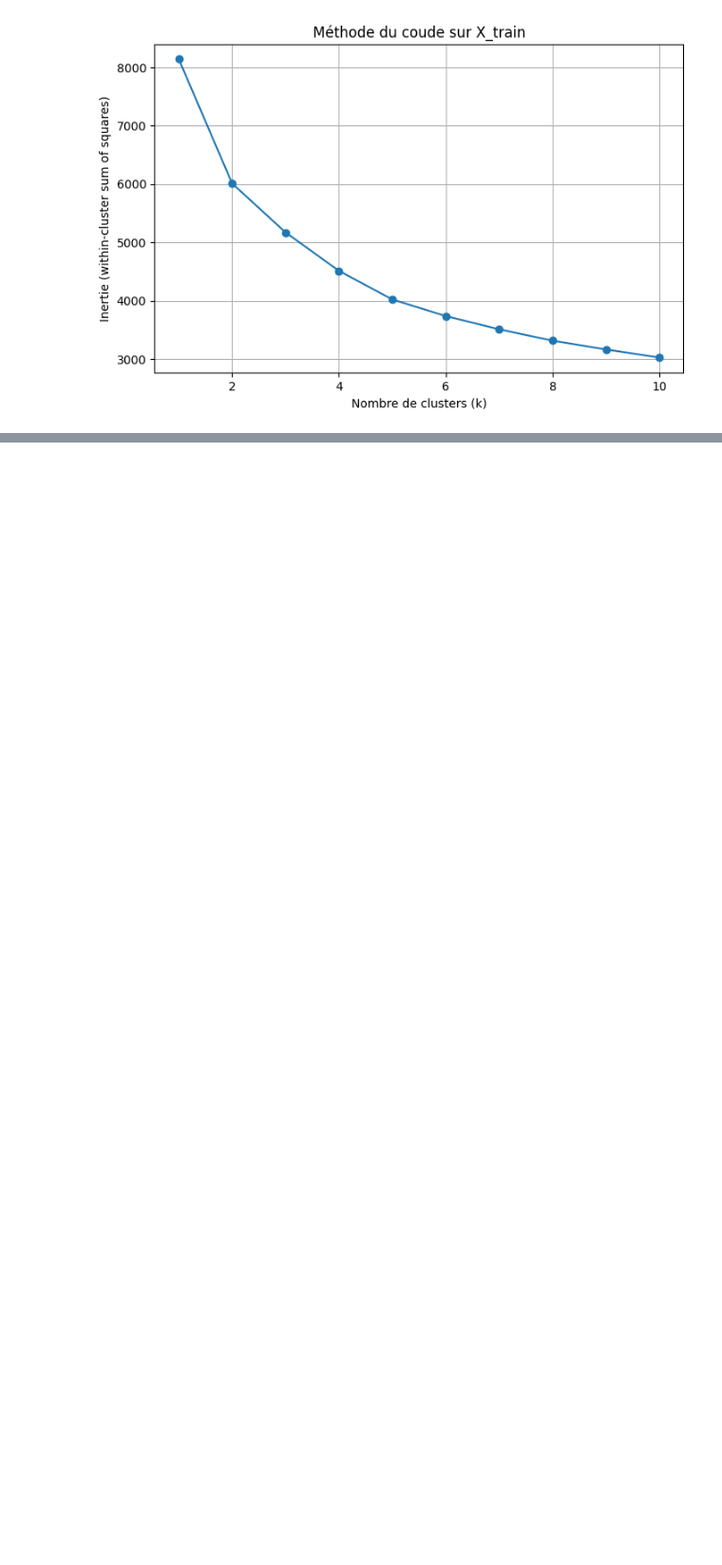
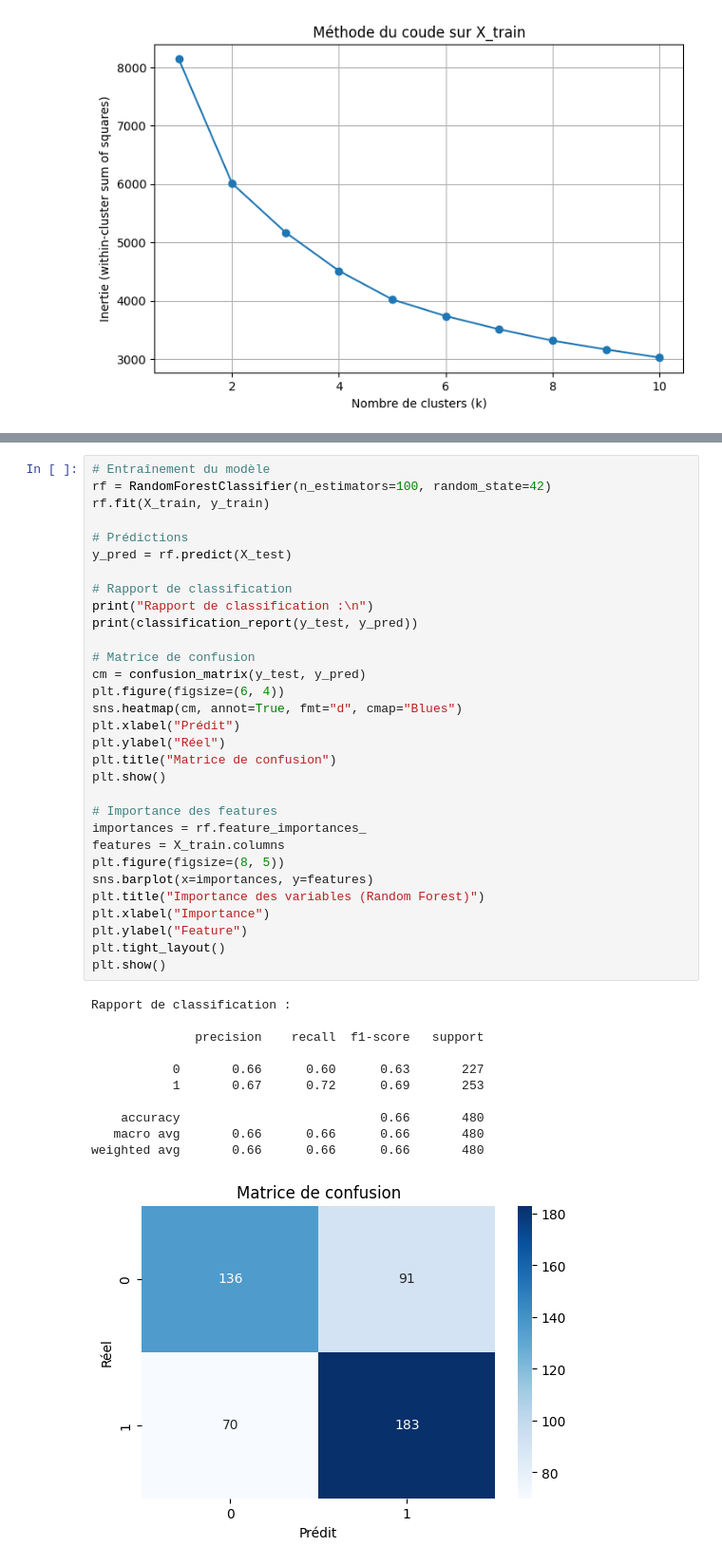
Before and after one commit to hlrnGH/HETIC_Project_ML, a Jupyter notebook: main.ipynb, the cells around one changed output, grey strips where cells are left out. Shown: that part at 95% size. Cells and saved outputs as stored; diff of their text form; blank space fills up the shorter version.

```diff
--- a/main.ipynb
+++ b/main.ipynb
@@ -115,3 +139,46 @@ Cluster
 1             164  324
 2             180  337
 3             334  127
+# %%
+# Entraînement du modèle
+rf = RandomForestClassifier(n_estimators=100, random_state=42)
+rf.fit(X_train, y_train)
+
+# Prédictions
+y_pred = rf.predict(X_test)
+
+# Rapport de classification
+print("Rapport de classification :\n")
+print(classification_report(y_test, y_pred))
+
+# Matrice de confusion
+cm = confusion_matrix(y_test, y_pred)
+plt.figure(figsize=(6, 4))
+sns.heatmap(cm, annot=True, fmt="d", cmap="Blues")
+plt.xlabel("Prédit")
+plt.ylabel("Réel")
+plt.title("Matrice de confusion")
+plt.show()
+
+# Importance des features
+importances = rf.feature_importances_
+features = X_train.columns
+plt.figure(figsize=(8, 5))
+sns.barplot(x=importances, y=features)
+plt.title("Importance des variables (Random Forest)")
+plt.xlabel("Importance")
+plt.ylabel("Feature")
+plt.tight_layout()
+plt.show()
+# %% [output]
+Rapport de classification :
+
+              precision    recall  f1-score   support
+
+           0       0.66      0.60      0.63       227
+           1       0.67      0.72      0.69       253
+
+    accuracy                           0.66       480
+   macro avg       0.66      0.66      0.66       480
+weighted avg       0.66      0.66      0.66       480
+[figure, added]
```
Also changed, not shown: parts of 3 cells of this notebook.
